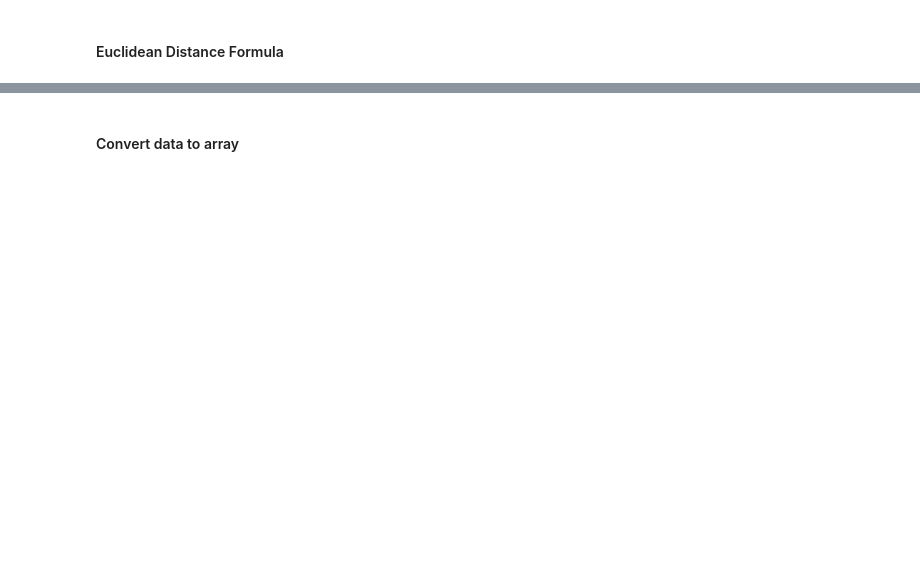
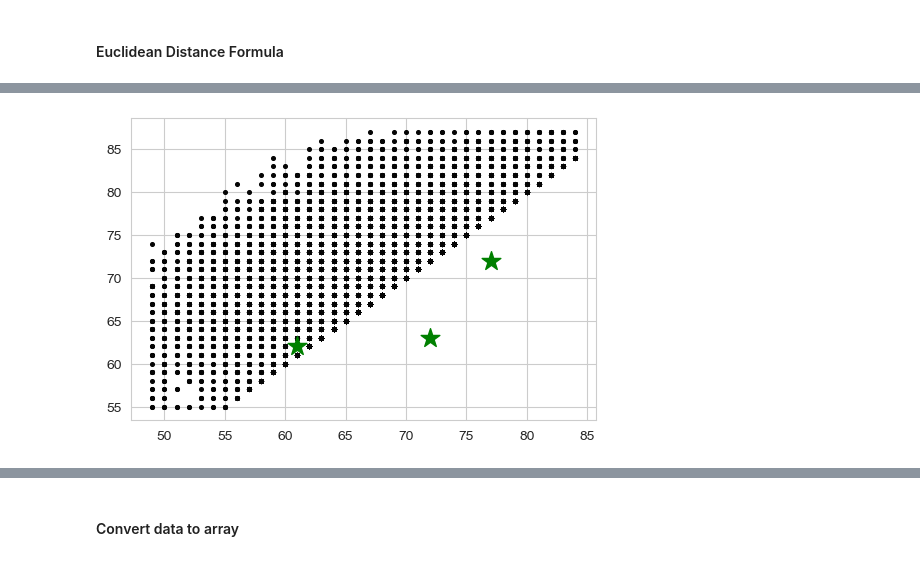
Before and after one commit to evanezent/ML-Project, a Jupyter notebook: Clustering/Clustering.ipynb, the cells around one changed output, grey strips where cells are left out. Cells and saved outputs as stored; diff of their text form; code cells hidden in the pictures; blank space fills up the shorter version.

Commit message:
new clustering algorithm

```diff
--- a/Clustering/Clustering.ipynb
+++ b/Clustering/Clustering.ipynb
@@ -264,0 +238,37 @@ def euclideanDistance(data, centroids, ax=1):
+# %%
+colmap = {0: 'r',  1: 'purple', 2: 'pink', 3: 'gray', 4: 'cyan', 5: 'yellow'}
+# %%
+# Assign cluster each data
+def assignment(newData, col1, col2, centroids):
+    for i in range(len(centroids)):
+        # sqrt((x1 - x2)^2 - (y1 - y2)^2)
+        newData['distance_from_{}'.format(i)] = (
+            np.sqrt(
+                (newData[col1] - centroids[i][0]) ** 2
+                + (newData[col2] - centroids[i][1]) ** 2
+            )
+        )
+    centroid_distance_cols = ['distance_from_{}'.format(i) for i in range(len(centroids))]
+    newData['closest'] = newData.loc[:, centroid_distance_cols].idxmin(axis=1)
+    newData['closest'] = newData['closest'].map(lambda x: int(x.lstrip('distance_from_')))
+    newData['color'] = newData['closest'].map(lambda x: colmap[x])
+    return newData
+# %%
+# update Centroids
+def update(centroids, data, col1, col2):
+    for i in range(len(centroids)):
+        centroids[i][0] = np.mean(data[data['closest'] == i][col1])
+        centroids[i][1] = np.mean(data[data['closest'] == i][col2])
+    return centroids
+# %%
+def newKmeans(k, data, col1,col2):
+    centroidz,x,y = generateCentroids(k,data[col1],data[col2])
+    funPlot(data[col1],data[col2],x,y)
+    data = assignment(data, col1,col2, centroidz)
+    while True:
+        old_centroids = data['closest'].copy(deep=True)
+        centroidz = update(centroidz,data,col1,col2)
+        data = assignment(data, col1, col2, centroidz)
+        if old_centroids.equals(data['closest']):
+            break
+    return centroidz, data
@@ -264,0 +281,4 @@ def euclideanDistance(data, centroids, ax=1):
+# %%
+cen, new = newKmeans(k,newData.copy(), label1,label2)
+# %% [output]
+[figure, added]
```
Also changed, not shown: parts of 33 cells of this notebook, 1 other file.
